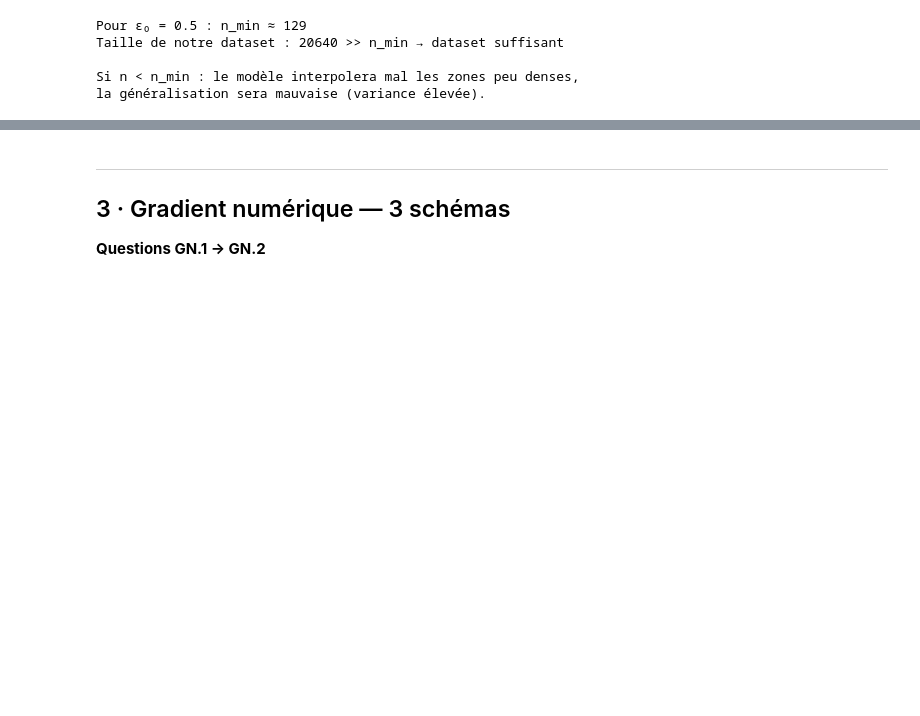
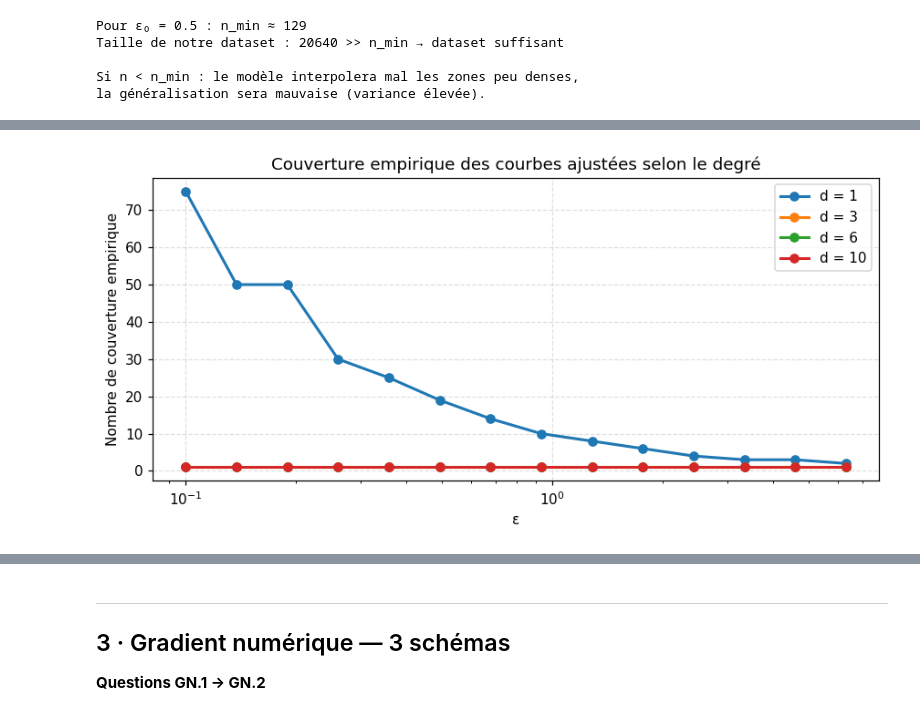
Before and after one commit to Eymeee/online-learning-from-scratch, a Jupyter notebook: TP1/TP1_regression.ipynb, the cells around one changed output, grey strips where cells are left out. Saved outputs shown, nothing was run; the diff lists cells and outputs as text; code cells hidden in the pictures; blank space fills up the shorter version.

```diff
--- a/TP1/TP1_regression.ipynb
+++ b/TP1/TP1_regression.ipynb
@@ -151,0 +160,26 @@ la généralisation sera mauvaise (variance élevée).
+# %%
+cn_poly_x_grid = np.linspace(X_val_s.min(), X_val_s.max(), 150)
+cn_poly_degrees = [1, 3, 6, 10]
+cn_poly_eps = np.logspace(-1, 0.8, 14)
+
+fig, ax = plt.subplots(figsize=(8, 4))
+for cn_poly_d in cn_poly_degrees:
+    cn_poly_theta, _ = gradient_descent(
+        X_tr_s, y_tr, cn_poly_d, alpha=0.01, n_iter=2000
+    )
+    cn_poly_y_hat = predict(cn_poly_theta, cn_poly_x_grid, cn_poly_d)
+    cn_poly_curve = np.column_stack([cn_poly_x_grid, cn_poly_y_hat])
+    cn_poly_counts = covering_number_curve(cn_poly_curve, cn_poly_eps)
+    ax.plot(cn_poly_eps, cn_poly_counts, marker='o', linewidth=2,
+            label=f'd = {cn_poly_d}')
+
+ax.set_xscale('log')
+ax.set_xlabel('ε')
+ax.set_ylabel('Nombre de couverture empirique')
+ax.set_title('Couverture empirique des courbes ajustées selon le degré')
+ax.grid(True, linestyle='--', alpha=0.4)
+ax.legend()
+plt.tight_layout()
+plt.show()
+# %% [output]
+[figure, added]
```
Also changed, not shown: parts of 4 cells of this notebook, 2 other files.
